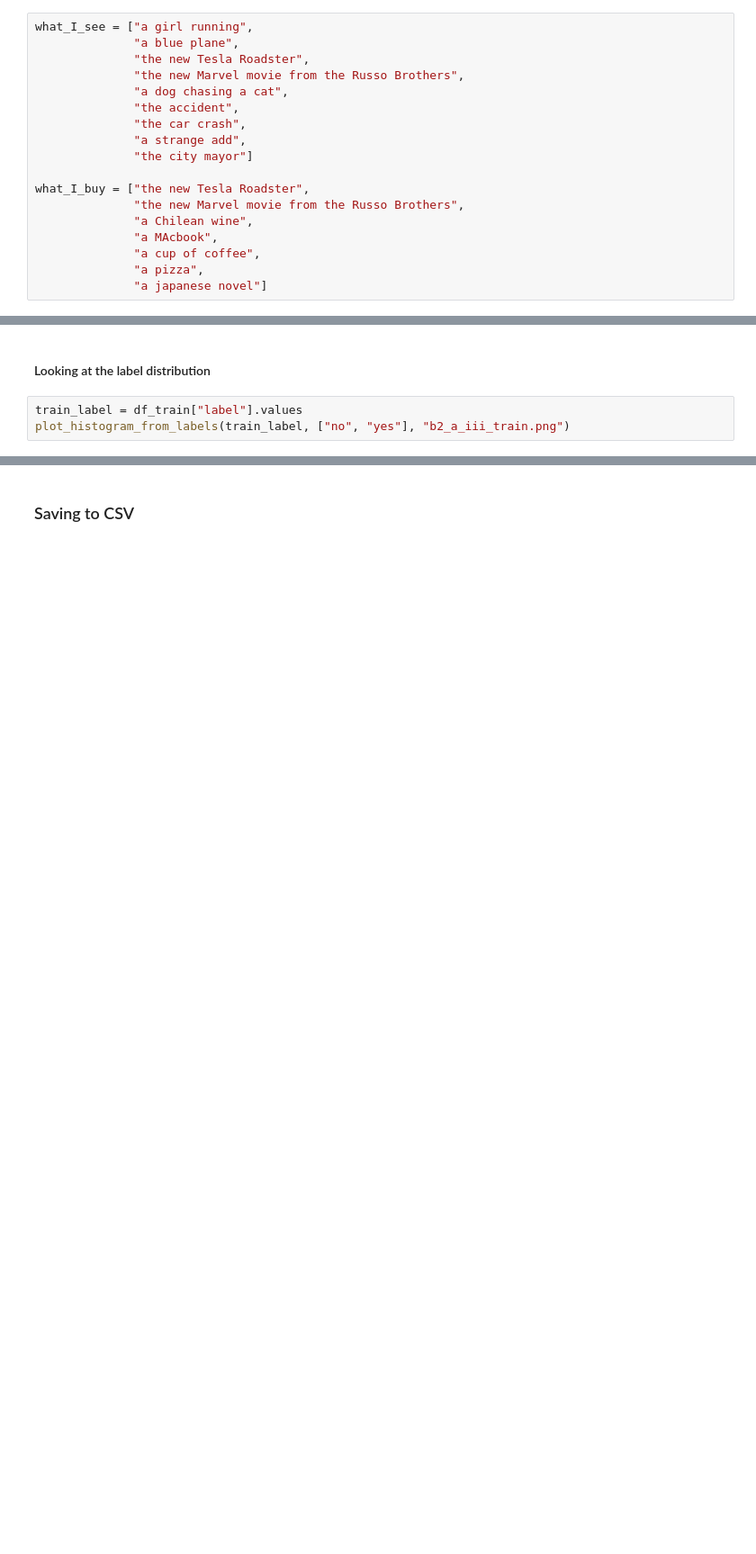
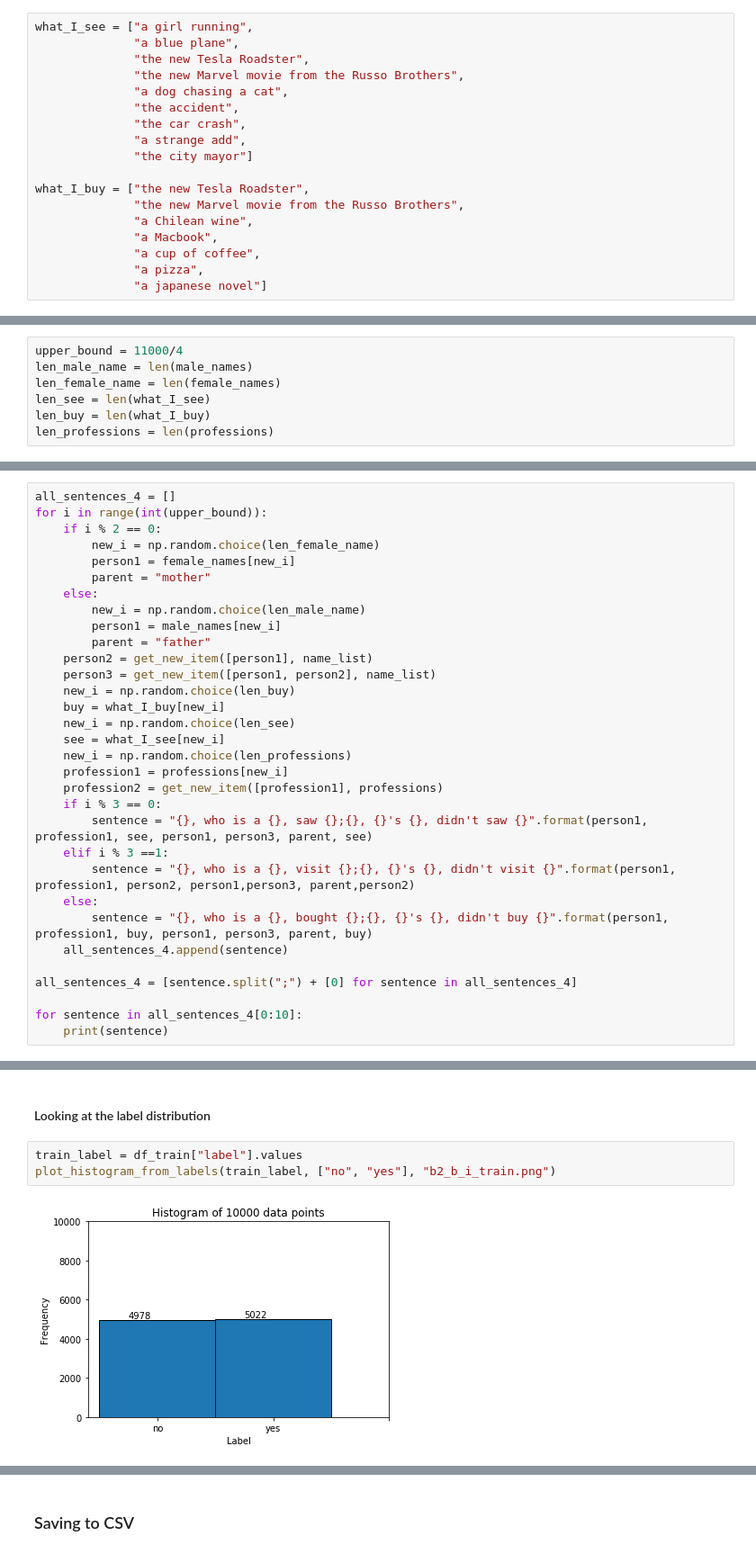
Before and after one commit to felipessalvatore/ContraQA, a Jupyter notebook: contra_qa/text_generator/b2_b_i.ipynb, the cells around one changed output, grey strips where cells are left out. Shown at 90% size. Drawn from its saved outputs; the diff is of its cells as text; blank space fills up the shorter version.

```diff
--- a/contra_qa/text_generator/b2_b_i.ipynb
+++ b/contra_qa/text_generator/b2_b_i.ipynb
@@ -57,7 +57,7 @@ what_I_see = ["a girl running",
 what_I_buy = ["the new Tesla Roadster",
               "the new Marvel movie from the Russo Brothers",
               "a Chilean wine",
-              "a MAcbook",
+              "a Macbook",
               "a cup of coffee",
               "a pizza",
               "a japanese novel"]
@@ -68,2 +79,9 @@ upper_bound = 11000/4
+# %%
+upper_bound = 11000/4
+len_male_name = len(male_names)
+len_female_name = len(female_names)
+len_see = len(what_I_see)
+len_buy = len(what_I_buy)
+len_professions = len(professions)
 # %% [markdown]
 ### Generating all types of sentences
@@ -178,0 +211,32 @@ for sentence in all_sentences_4[0:10]:
+# %%
+all_sentences_4 = []
+for i in range(int(upper_bound)):
+    if i % 2 == 0:
+        new_i = np.random.choice(len_female_name)
+        person1 = female_names[new_i]
+        parent = "mother"
+    else:
+        new_i = np.random.choice(len_male_name)
+        person1 = male_names[new_i]
+        parent = "father"
+    person2 = get_new_item([person1], name_list)
+    person3 = get_new_item([person1, person2], name_list)
+    new_i = np.random.choice(len_buy)
+    buy = what_I_buy[new_i]
+    new_i = np.random.choice(len_see)
+    see = what_I_see[new_i]
+    new_i = np.random.choice(len_professions)
+    profession1 = professions[new_i]
+    profession2 = get_new_item([profession1], professions)
+    if i % 3 == 0:
+        sentence = "{}, who is a {}, saw {};{}, {}'s {}, didn't saw {}".format(person1, profession1, see, person1, person3, parent, see)
+    elif i % 3 ==1:
+        sentence = "{}, who is a {}, visit {};{}, {}'s {}, didn't visit {}".format(person1, profession1, person2, person1,person3, parent,person2)
+    else:
+        sentence = "{}, who is a {}, bought {};{}, {}'s {}, didn't buy {}".format(person1, profession1, buy, person1, person3, parent, buy)
+    all_sentences_4.append(sentence)
+
+all_sentences_4 = [sentence.split(";") + [0] for sentence in all_sentences_4]
+
+for sentence in all_sentences_4[0:10]:
+    print(sentence)
@@ -220,6 +308,8 @@ df.tail()
 #### Looking at the label distribution
 # %%
 train_label = df_train["label"].values
-plot_histogram_from_labels(train_label, ["no", "yes"], "b2_a_iii_train.png")
+plot_histogram_from_labels(train_label, ["no", "yes"], "b2_b_i_train.png")
+# %% [output]
+[figure, added]
 # %%
 test_label = df_test["label"].values
```
Also changed, not shown: parts of 21 cells of this notebook.
